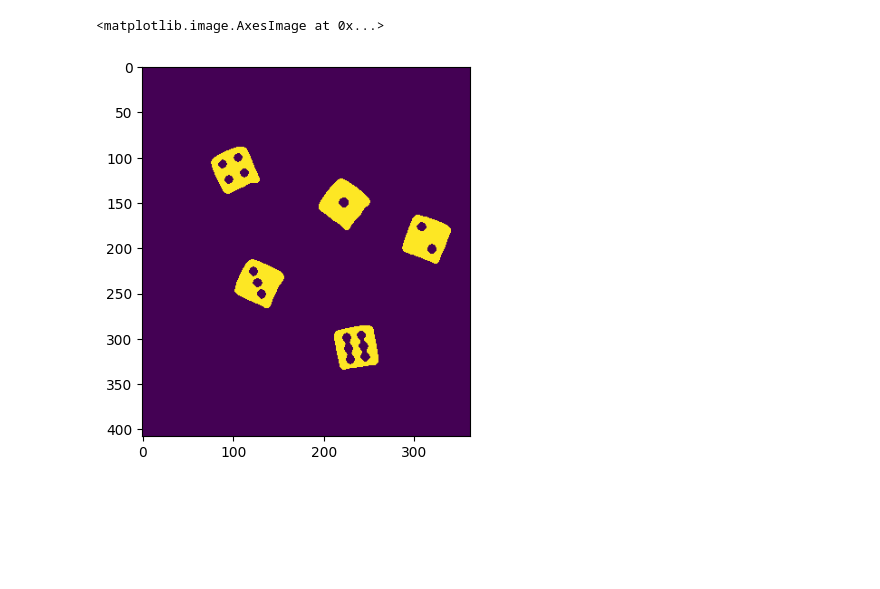
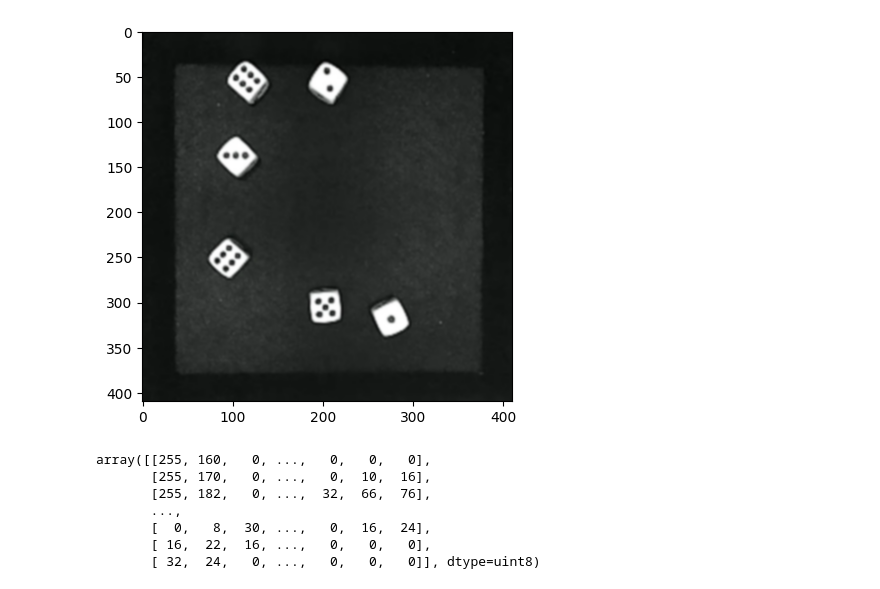
Before and after one commit to waltzen/Automated-Dice-Dot-Counter, a Jupyter notebook: project.ipynb, the cells around one changed output. Drawn from its saved outputs; the diff is of its cells as text; code cells hidden in the pictures; blank space fills up the shorter version.

```diff
--- a/project.ipynb
+++ b/project.ipynb
@@ -2,27 +2,23 @@
 import numpy as np
 import matplotlib.pyplot as plt
 import cv2
-# %%
-img2 = cv2.imread('photos/dice_orange-bg.jpg')[:, 200:-50]
-img2 = cv2.medianBlur(img2, 5)
-img2 = cv2.medianBlur(img2, 5)
-
-gray2 = cv2.cvtColor(img2, cv2.COLOR_BGR2GRAY)
-Blur2 = cv2.GaussianBlur(img2, (5,5), 1)
-lapl = cv2.medianBlur(img2, 5)
-
-ret, binarized2 = cv2.threshold(img2[:,:,1], 170, 255, cv2.THRESH_BINARY)
-
-cv2.erode(binarized2[:,:], np.ones((1,1), np.uint8))
-
-kernel = cv2.getStructuringElement(cv2.MORPH_RECT, (2, 2))
-
-image_1 = cv2.erode(binarized2, kernel)
-image_2 = cv2.dilate(image_1, kernel)
-
-image_3 = cv2.morphologyEx(binarized2, cv2.MORPH_OPEN, kernel)
-
-plt.imshow(binarized2)
-# %% [output]
-<matplotlib.image.AxesImage at 0x...>
-[figure, removed]
+# %%
+orig_image = cv2.imread('photos/dice_blackbg.jpg')
+img2 = orig_image
+
+img2 = cv2.GaussianBlur(img2, (5,5), 1)
+plt.imshow(img2)
+plt.show()
+
+gray = cv2.cvtColor(img2, cv2.COLOR_BGR2GRAY)
+
+cv2.Laplacian(gray, cv2.CV_8UC1, gray, ksize = 5)
+# %% [output]
+[figure, added]
+array([[255, 160,   0, ...,   0,   0,   0],
+       [255, 170,   0, ...,   0,  10,  16],
+       [255, 182,   0, ...,  32,  66,  76],
+       ...,
+       [  0,   8,  30, ...,   0,  16,  24],
+       [ 16,  22,  16, ...,   0,   0,   0],
+       [ 32,  24,   0, ...,   0,   0,   0]], dtype=uint8)
```
Also changed, not shown: parts of 7 cells of this notebook.
